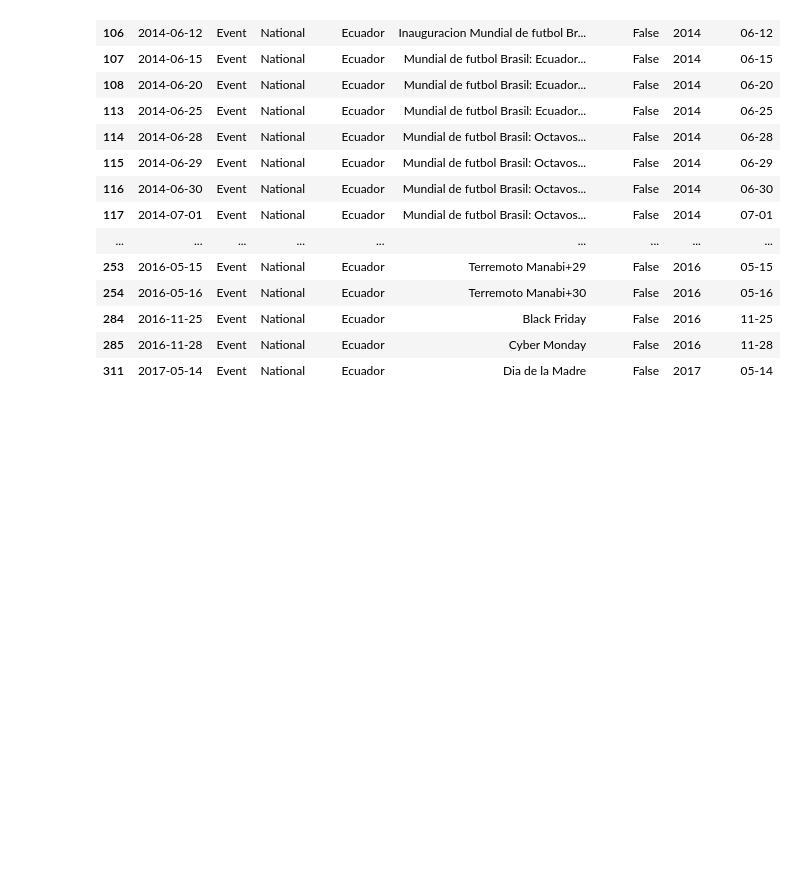
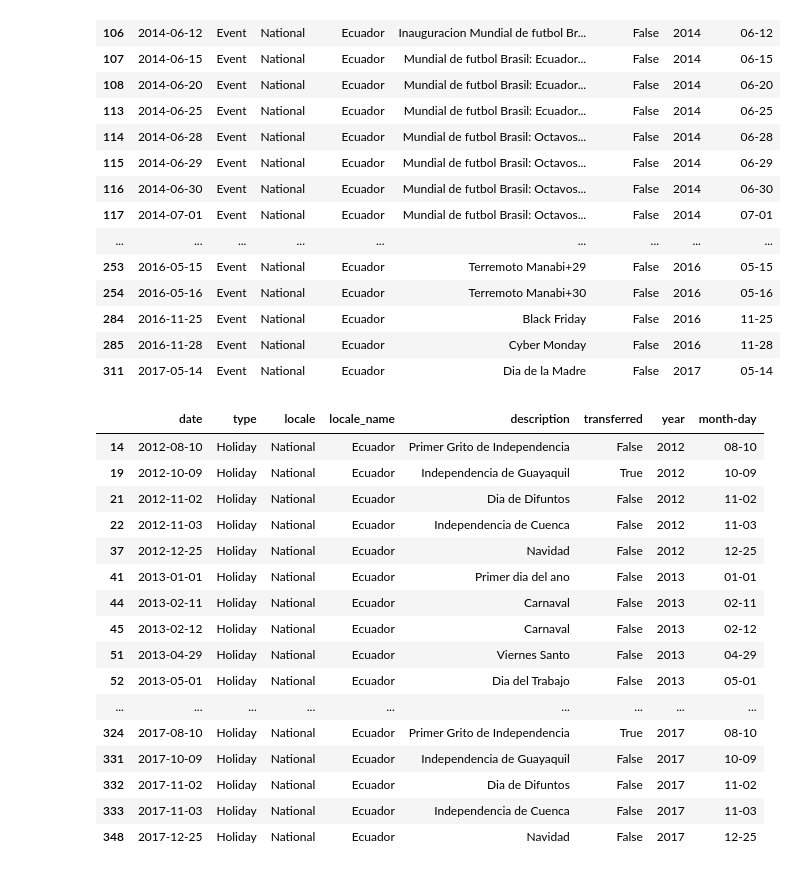
Before and after one commit to arielxinsu/Erdos_Grocery_Sales, a Jupyter notebook: holidays.ipynb, the cells around one changed output. Cells and saved outputs as stored; diff of their text form; code cells hidden in the pictures; blank space fills up the shorter version.

Commit message:
holiday update

```diff
--- a/holidays.ipynb
+++ b/holidays.ipynb
@@ -489,3 +489,23 @@ For Some reason I'm not having all the holidays I'm supposed to have. I suspect
 | 284 | 2016-11-25 | Event | National | Ecuador | Black Friday | False | 2016 | 11-25 |
 | 285 | 2016-11-28 | Event | National | Ecuador | Cyber Monday | False | 2016 | 11-28 |
 | 311 | 2017-05-14 | Event | National | Ecuador | Dia de la Madre | False | 2017 | 05-14 |
+# %%
+national
+# %% [output]
+|  | date | type | locale | locale_name | description | transferred | year | month-day |
+| 14 | 2012-08-10 | Holiday | National | Ecuador | Primer Grito de Independencia | False | 2012 | 08-10 |
+| 19 | 2012-10-09 | Holiday | National | Ecuador | Independencia de Guayaquil | True | 2012 | 10-09 |
+| 21 | 2012-11-02 | Holiday | National | Ecuador | Dia de Difuntos | False | 2012 | 11-02 |
+| 22 | 2012-11-03 | Holiday | National | Ecuador | Independencia de Cuenca | False | 2012 | 11-03 |
+| 37 | 2012-12-25 | Holiday | National | Ecuador | Navidad | False | 2012 | 12-25 |
+| 41 | 2013-01-01 | Holiday | National | Ecuador | Primer dia del ano | False | 2013 | 01-01 |
+| 44 | 2013-02-11 | Holiday | National | Ecuador | Carnaval | False | 2013 | 02-11 |
+| 45 | 2013-02-12 | Holiday | National | Ecuador | Carnaval | False | 2013 | 02-12 |
+| 51 | 2013-04-29 | Holiday | National | Ecuador | Viernes Santo | False | 2013 | 04-29 |
+| 52 | 2013-05-01 | Holiday | National | Ecuador | Dia del Trabajo | False | 2013 | 05-01 |
+| ... | ... | ... | ... | ... | ... | ... | ... | ... |
+| 324 | 2017-08-10 | Holiday | National | Ecuador | Primer Grito de Independencia | True | 2017 | 08-10 |
+| 331 | 2017-10-09 | Holiday | National | Ecuador | Independencia de Guayaquil | False | 2017 | 10-09 |
+| 332 | 2017-11-02 | Holiday | National | Ecuador | Dia de Difuntos | False | 2017 | 11-02 |
+| 333 | 2017-11-03 | Holiday | National | Ecuador | Independencia de Cuenca | False | 2017 | 11-03 |
+| 348 | 2017-12-25 | Holiday | National | Ecuador | Navidad | False | 2017 | 12-25 |
```
